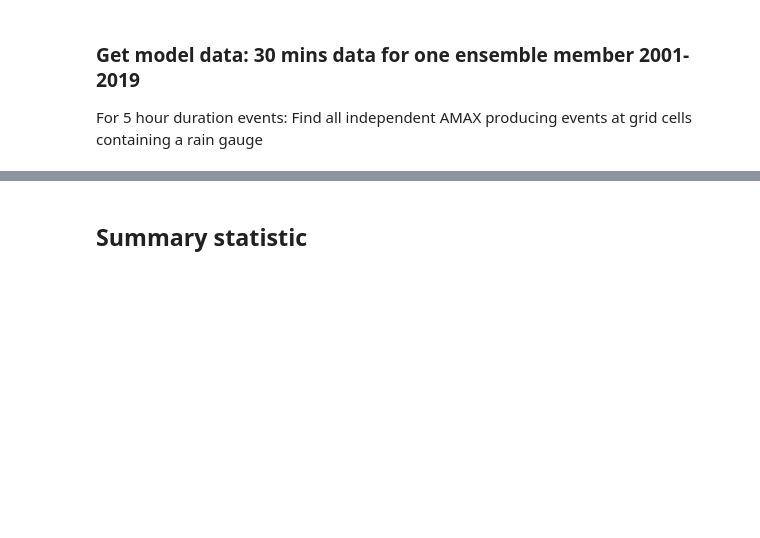
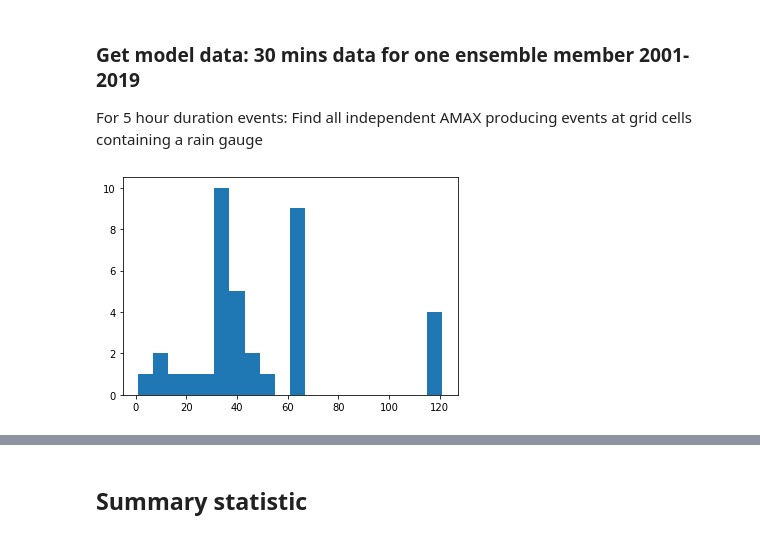
Before and after one commit to masher92/UKCP18, a Jupyter notebook: FindIndependentRainfallEvents/GaugeToGridCellMatching_CombineMethods.ipynb, the cells around one changed output, grey strips where cells are left out. Cells and saved outputs as stored; diff of their text form; code cells hidden in the pictures; blank space fills up the shorter version.

```diff
--- a/FindIndependentRainfallEvents/GaugeToGridCellMatching_CombineMethods.ipynb
+++ b/FindIndependentRainfallEvents/GaugeToGridCellMatching_CombineMethods.ipynb
@@ -374,3 +87,9 @@ For 5 hour duration events: Find all independent AMAX producing events at grid c
 # %%
 def is_sequential(numbers):
     return all(numbers[i] - numbers[i - 1] == 1 for i in range(1, len(numbers)))
+# %%
+fig, ax =plt.subplots()
+plt.hist(lens_v1, bins=20)
+fig.savefig("hist_v1.jpg")
+# %% [output]
+[figure, added]
```
Also changed, not shown: parts of 14 cells of this notebook, 41 other files.
